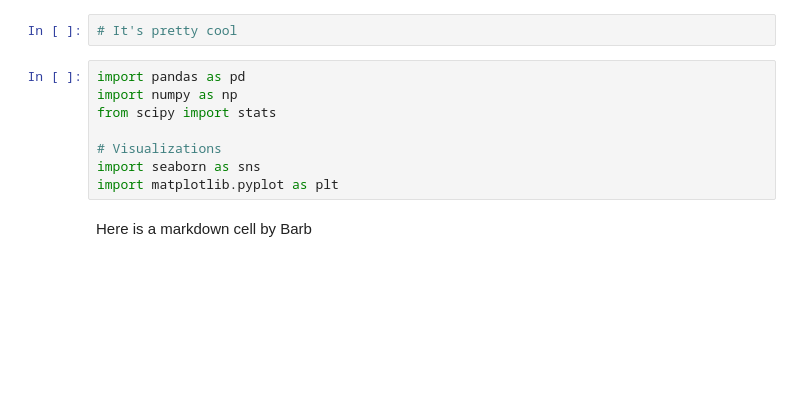
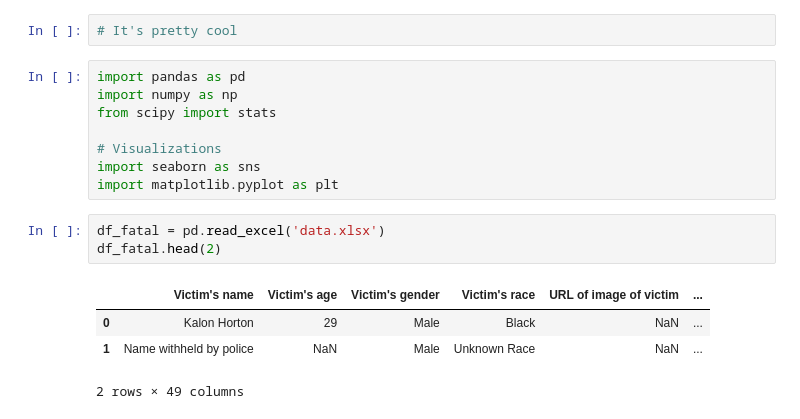
Before and after one commit to MG-Squared/americas_blues, a Jupyter notebook: explore.ipynb, the cells around one changed output. Saved outputs shown, nothing was run; the diff lists cells and outputs as text; blank space fills up the shorter version.

```diff
--- a/explore.ipynb
+++ b/explore.ipynb
@@ -8,5 +8,11 @@ from scipy import stats
 # Visualizations
 import seaborn as sns
 import matplotlib.pyplot as plt
-# %% [markdown]
-Here is a markdown cell by Barb
+# %%
+df_fatal = pd.read_excel('data.xlsx')
+df_fatal.head(2)
+# %% [output]
+|  | Victim's name | Victim's age | Victim's gender | Victim's race | URL of image of victim | ... |
+| 0 | Kalon Horton | 29 | Male | Black | NaN | ... |
+| 1 | Name withheld by police | NaN | Male | Unknown Race | NaN | ... |
+2 rows × 49 columns
```
Also changed, not shown: parts of 12 cells of this notebook.
